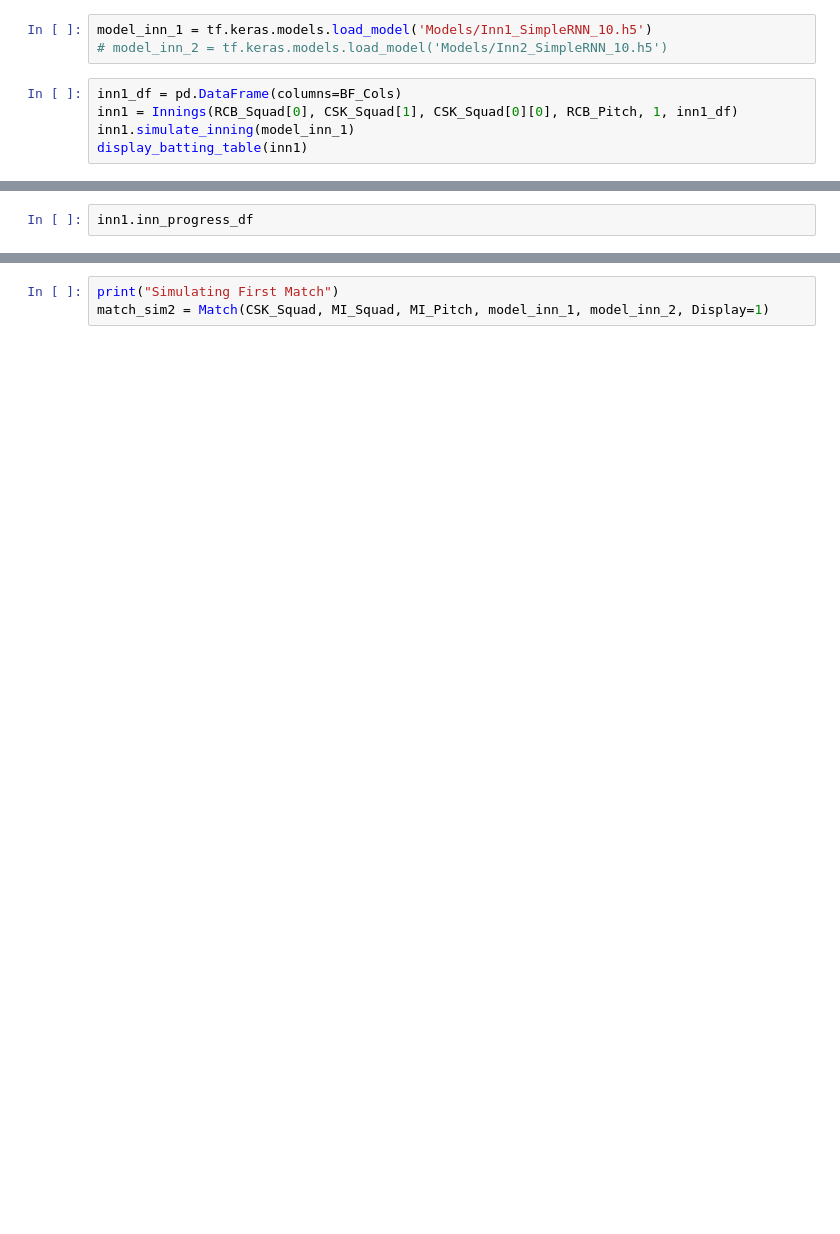
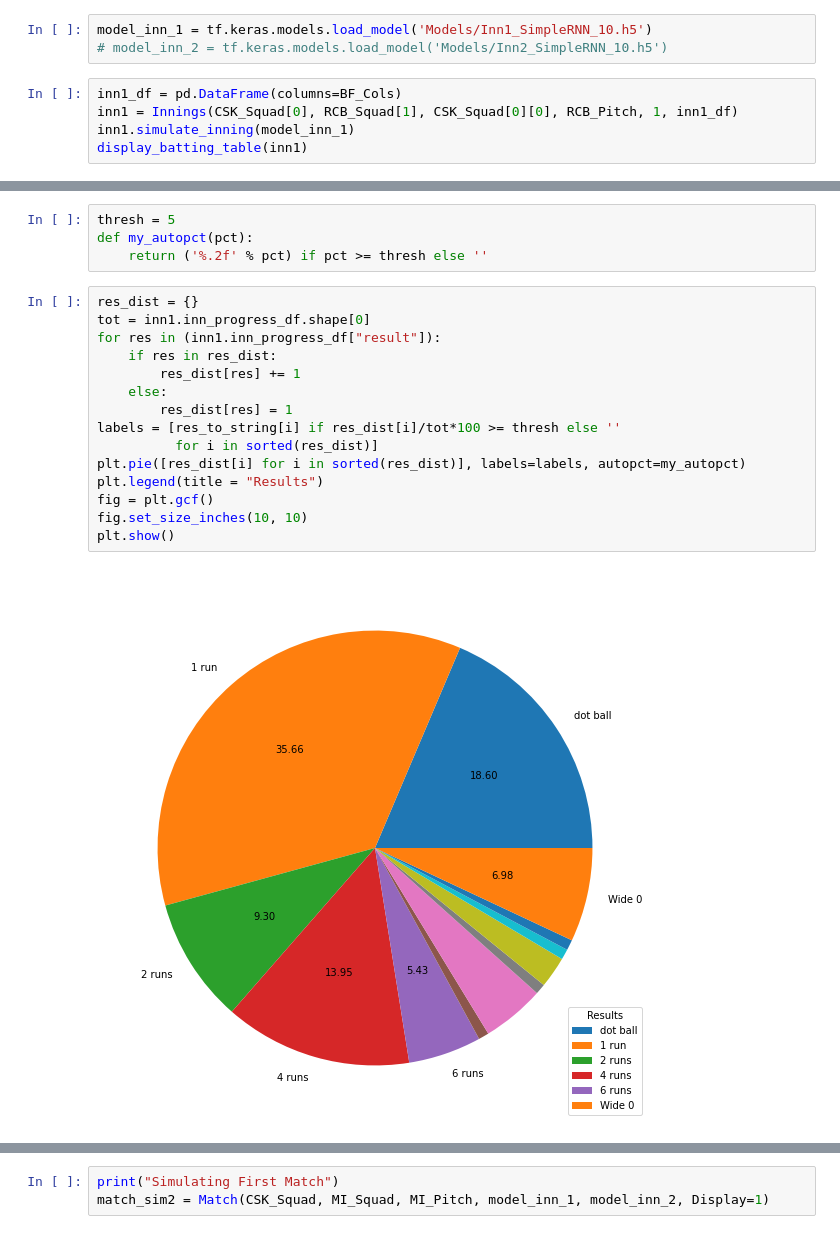
Before and after one commit to AravindM2803/IPL-Simulator, a Jupyter notebook: iplsim/Simulate.ipynb, the cells around one changed output, grey strips where cells are left out. Drawn from its saved outputs; the diff is of its cells as text; blank space fills up the shorter version.

```diff
--- a/iplsim/Simulate.ipynb
+++ b/iplsim/Simulate.ipynb
@@ -15,6 +21,6 @@ model_inn_1 = tf.keras.models.load_model('Models/Inn1_SimpleRNN_10.h5')
 # model_inn_2 = tf.keras.models.load_model('Models/Inn2_SimpleRNN_10.h5')
 # %%
 inn1_df = pd.DataFrame(columns=BF_Cols)
-inn1 = Innings(RCB_Squad[0], CSK_Squad[1], CSK_Squad[0][0], RCB_Pitch, 1, inn1_df)
+inn1 = Innings(CSK_Squad[0], RCB_Squad[1], CSK_Squad[0][0], RCB_Pitch, 1, inn1_df)
 inn1.simulate_inning(model_inn_1)
 display_batting_table(inn1)
@@ -21,2 +74,21 @@ display_batting_table(inn1)
-# %%
-inn1.inn_progress_df
+# %%
+thresh = 5
+def my_autopct(pct):
+    return ('%.2f' % pct) if pct >= thresh else ''
+# %%
+res_dist = {}
+tot = inn1.inn_progress_df.shape[0]
+for res in (inn1.inn_progress_df["result"]):
+    if res in res_dist:
+        res_dist[res] += 1
+    else:
+        res_dist[res] = 1
+labels = [res_to_string[i] if res_dist[i]/tot*100 >= thresh else ''
+          for i in sorted(res_dist)]
+plt.pie([res_dist[i] for i in sorted(res_dist)], labels=labels, autopct=my_autopct)
+plt.legend(title = "Results")
+fig = plt.gcf()
+fig.set_size_inches(10, 10)
+plt.show()
+# %% [output]
+[figure, added]
```
Also changed, not shown: parts of 8 cells of this notebook, 1 other file.
